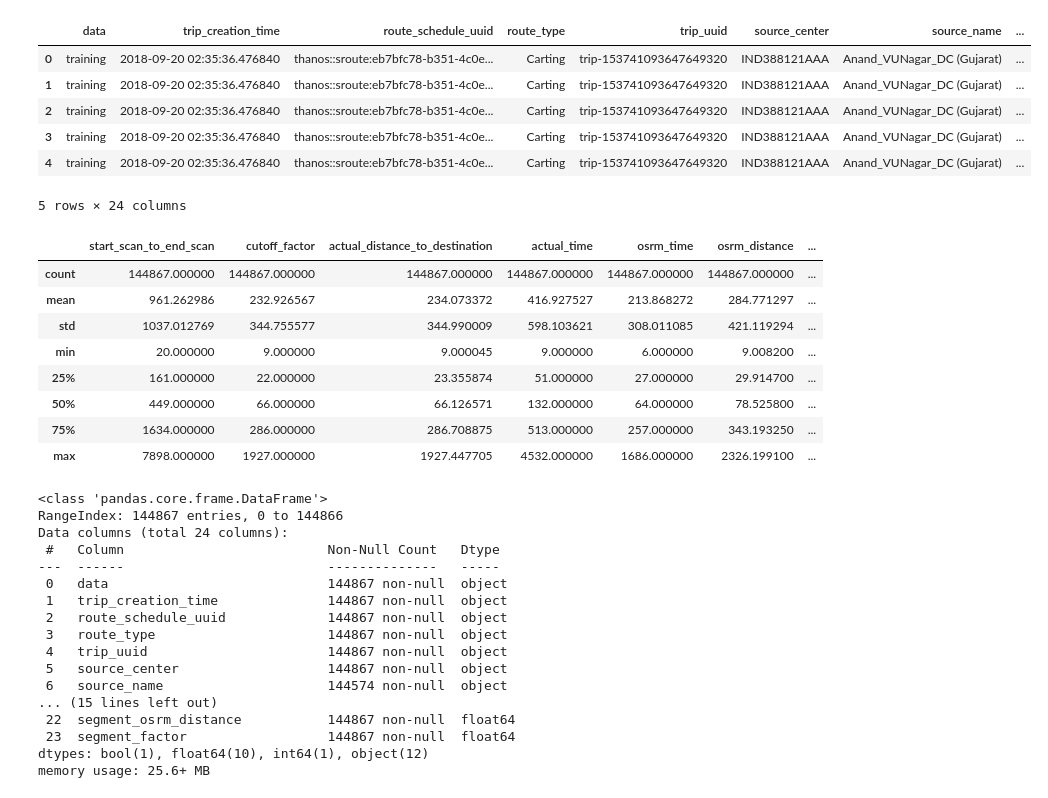
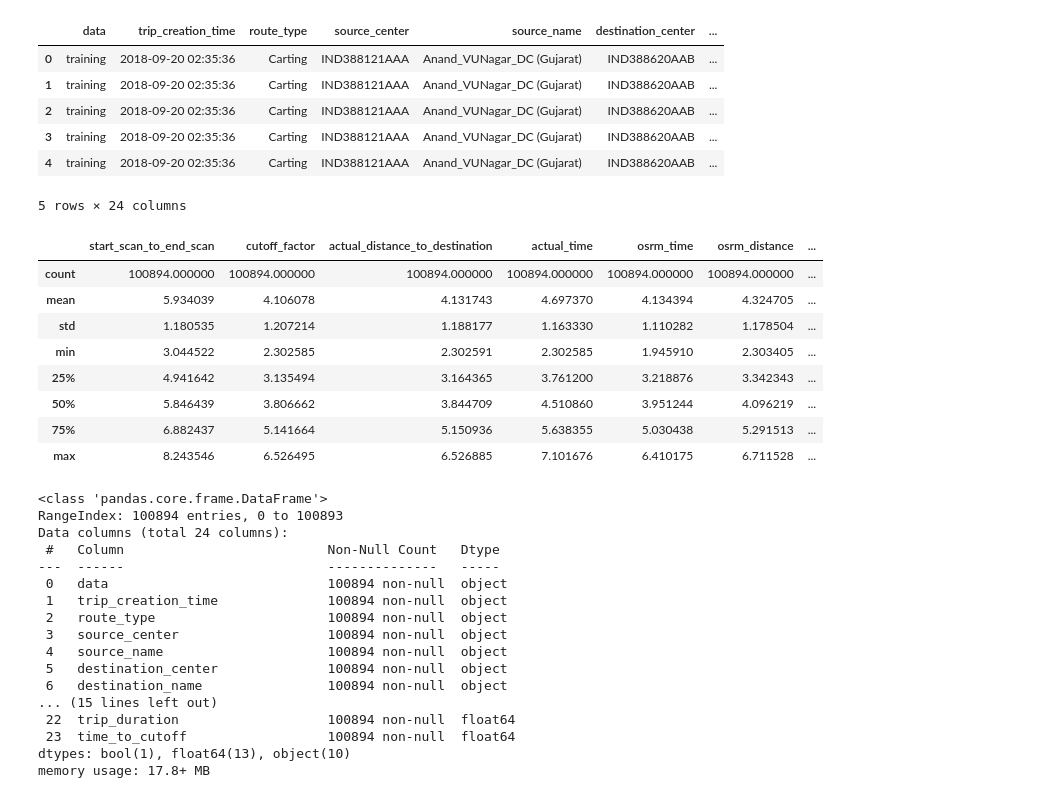
Before and after one commit to barcellosrenan/PUCMG_MachineLearning, a Jupyter notebook: data_exploration.ipynb, the cells around one changed output. Drawn from its saved outputs; the diff is of its cells as text; code cells hidden in the pictures.

```diff
--- a/data_exploration.ipynb
+++ b/data_exploration.ipynb
@@ -4,47 +6,47 @@ import numpy as np
 # %%
 #Lendo CSV
-df = pd.read_csv('data/raw/delhivery.csv')
+df = pd.read_csv('data/transformed/delhivery_converted_IQR_LOG.csv')
 df.head()
 # %% [output]
-|  | data | trip_creation_time | route_schedule_uuid | route_type | trip_uuid | source_center | source_name | ... |
-| 0 | training | 2018-09-20 02:35:36.476840 | thanos::sroute:eb7bfc78-b351-4c0e... | Carting | trip-153741093647649320 | IND388121AAA | Anand_VUNagar_DC (Gujarat) | ... |
-| 1 | training | 2018-09-20 02:35:36.476840 | thanos::sroute:eb7bfc78-b351-4c0e... | Carting | trip-153741093647649320 | IND388121AAA | Anand_VUNagar_DC (Gujarat) | ... |
-| 2 | training | 2018-09-20 02:35:36.476840 | thanos::sroute:eb7bfc78-b351-4c0e... | Carting | trip-153741093647649320 | IND388121AAA | Anand_VUNagar_DC (Gujarat) | ... |
-| 3 | training | 2018-09-20 02:35:36.476840 | thanos::sroute:eb7bfc78-b351-4c0e... | Carting | trip-153741093647649320 | IND388121AAA | Anand_VUNagar_DC (Gujarat) | ... |
-| 4 | training | 2018-09-20 02:35:36.476840 | thanos::sroute:eb7bfc78-b351-4c0e... | Carting | trip-153741093647649320 | IND388121AAA | Anand_VUNagar_DC (Gujarat) | ... |
+|  | data | trip_creation_time | route_type | source_center | source_name | destination_center | ... |
+| 0 | training | 2018-09-20 02:35:36 | Carting | IND388121AAA | Anand_VUNagar_DC (Gujarat) | IND388620AAB | ... |
+| 1 | training | 2018-09-20 02:35:36 | Carting | IND388121AAA | Anand_VUNagar_DC (Gujarat) | IND388620AAB | ... |
+| 2 | training | 2018-09-20 02:35:36 | Carting | IND388121AAA | Anand_VUNagar_DC (Gujarat) | IND388620AAB | ... |
+| 3 | training | 2018-09-20 02:35:36 | Carting | IND388121AAA | Anand_VUNagar_DC (Gujarat) | IND388620AAB | ... |
+| 4 | training | 2018-09-20 02:35:36 | Carting | IND388121AAA | Anand_VUNagar_DC (Gujarat) | IND388620AAB | ... |
 5 rows × 24 columns
 # %%
 df.describe()
 # %% [output]
 |  | start_scan_to_end_scan | cutoff_factor | actual_distance_to_destination | actual_time | osrm_time | osrm_distance | ... |
-| count | 144867.000000 | 144867.000000 | 144867.000000 | 144867.000000 | 144867.000000 | 144867.000000 | ... |
-| mean | 961.262986 | 232.926567 | 234.073372 | 416.927527 | 213.868272 | 284.771297 | ... |
-| std | 1037.012769 | 344.755577 | 344.990009 | 598.103621 | 308.011085 | 421.119294 | ... |
-| min | 20.000000 | 9.000000 | 9.000045 | 9.000000 | 6.000000 | 9.008200 | ... |
-| 25% | 161.000000 | 22.000000 | 23.355874 | 51.000000 | 27.000000 | 29.914700 | ... |
-| 50% | 449.000000 | 66.000000 | 66.126571 | 132.000000 | 64.000000 | 78.525800 | ... |
-| 75% | 1634.000000 | 286.000000 | 286.708875 | 513.000000 | 257.000000 | 343.193250 | ... |
-| max | 7898.000000 | 1927.000000 | 1927.447705 | 4532.000000 | 1686.000000 | 2326.199100 | ... |
+| count | 100894.000000 | 100894.000000 | 100894.000000 | 100894.000000 | 100894.000000 | 100894.000000 | ... |
+| mean | 5.934039 | 4.106078 | 4.131743 | 4.697370 | 4.134394 | 4.324705 | ... |
+| std | 1.180535 | 1.207214 | 1.188177 | 1.163330 | 1.110282 | 1.178504 | ... |
+| min | 3.044522 | 2.302585 | 2.302591 | 2.302585 | 1.945910 | 2.303405 | ... |
+| 25% | 4.941642 | 3.135494 | 3.164365 | 3.761200 | 3.218876 | 3.342343 | ... |
+| 50% | 5.846439 | 3.806662 | 3.844709 | 4.510860 | 3.951244 | 4.096219 | ... |
+| 75% | 6.882437 | 5.141664 | 5.150936 | 5.638355 | 5.030438 | 5.291513 | ... |
+| max | 8.243546 | 6.526495 | 6.526885 | 7.101676 | 6.410175 | 6.711528 | ... |
 # %%
 df.info()
 # %% [output]
 <class 'pandas.core.frame.DataFrame'>
-RangeIndex: 144867 entries, 0 to 144866
+RangeIndex: 100894 entries, 0 to 100893
 Data columns (total 24 columns):
  #   Column                          Non-Null Count   Dtype
 ---  ------                          --------------   -----
- 0   data                            144867 non-null  object
- 1   trip_creation_time              144867 non-null  object
- 2   route_schedule_uuid             144867 non-null  object
- 3   route_type                      144867 non-null  object
- 4   trip_uuid                       144867 non-null  object
- 5   source_center                   144867 non-null  object
- 6   source_name                     144574 non-null  object
+ 0   data                            100894 non-null  object
+ 1   trip_creation_time              100894 non-null  object
+ 2   route_type                      100894 non-null  object
+ 3   source_center                   100894 non-null  object
+ 4   source_name                     100894 non-null  object
+ 5   destination_center              100894 non-null  object
+ 6   destination_name                100894 non-null  object
 ... (15 lines left out)
- 22  segment_osrm_distance           144867 non-null  float64
- 23  segment_factor                  144867 non-null  float64
-dtypes: bool(1), float64(10), int64(1), object(12)
-memory usage: 25.6+ MB
+ 22  trip_duration                   100894 non-null  float64
+ 23  time_to_cutoff                  100894 non-null  float64
+dtypes: bool(1), float64(13), object(10)
+memory usage: 17.8+ MB
 # %%
 # Dados ausentes
 missing_values = df.isnull().sum()
```
Also changed, not shown: parts of 13 cells of this notebook, 12 other files.
